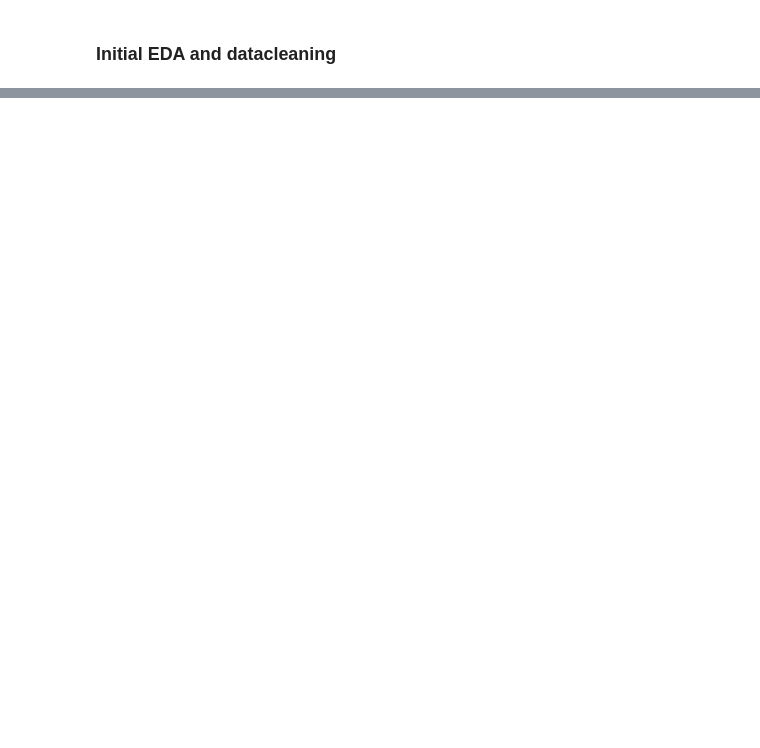
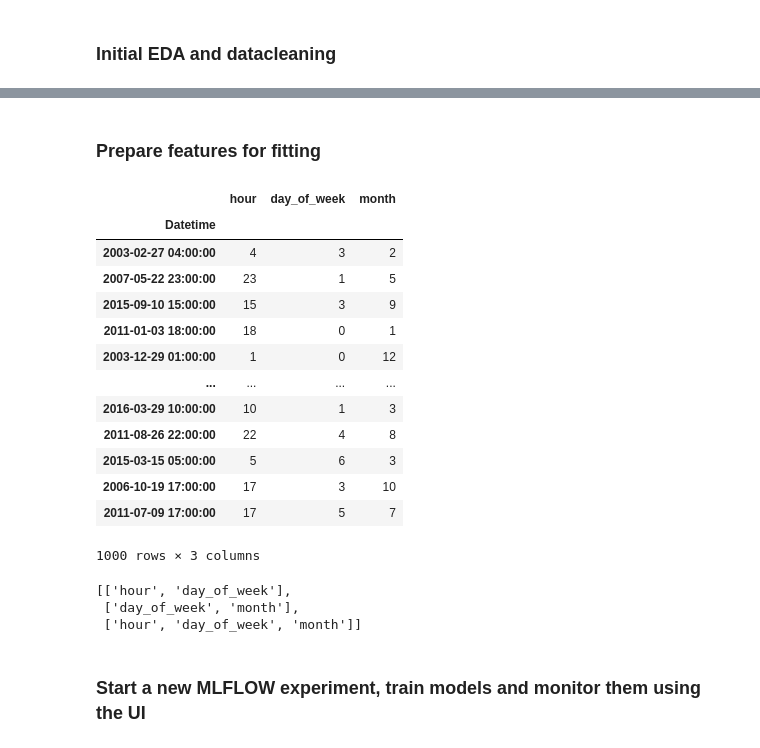
Before and after one commit to DanielIversenCompSci/dt_exam_handin, a Jupyter notebook: 09_ml_ops/09_ml_ops.ipynb, the cells around one changed output, grey strips where cells are left out. Drawn from its saved outputs; the diff is of its cells as text; code cells hidden in the pictures; blank space fills up the shorter version.

```diff
--- a/09_ml_ops/09_ml_ops.ipynb
+++ b/09_ml_ops/09_ml_ops.ipynb
@@ -100,0 +110,42 @@ df.describe()
+# %% [markdown]
+### Prepare features for fitting
+# %%
+# First lets do some simple feature engineering, so we have some features to work with
+df['hour'] = df.index.hour
+df['day_of_week'] = df.index.dayofweek
+df['month'] = df.index.month
+# %%
+# Feature selection
+# Features: hour, day_of_week, month
+# Target: PJME_MW
+target = 'PJME_MW'
+X = df.drop(columns=[target])
+y = df[target]
+X
+# %% [output]
+|  | hour | day_of_week | month |
+| Datetime |  |  |  |
+| 2003-02-27 04:00:00 | 4 | 3 | 2 |
+| 2007-05-22 23:00:00 | 23 | 1 | 5 |
+| 2015-09-10 15:00:00 | 15 | 3 | 9 |
+| 2011-01-03 18:00:00 | 18 | 0 | 1 |
+| 2003-12-29 01:00:00 | 1 | 0 | 12 |
+| ... | ... | ... | ... |
+| 2016-03-29 10:00:00 | 10 | 1 | 3 |
+| 2011-08-26 22:00:00 | 22 | 4 | 8 |
+| 2015-03-15 05:00:00 | 5 | 6 | 3 |
+| 2006-10-19 17:00:00 | 17 | 3 | 10 |
+| 2011-07-09 17:00:00 | 17 | 5 | 7 |
+1000 rows × 3 columns
+# %%
+# feature combinations last 2, first 2 and all
+features_combinations = [
+    ['hour', 'day_of_week'],
+    ['day_of_week', 'month'],
+    ['hour', 'day_of_week', 'month']
+]
+features_combinations
+# %% [output]
+[['hour', 'day_of_week'],
+ ['day_of_week', 'month'],
+ ['hour', 'day_of_week', 'month']]
@@ -100,0 +155,2 @@ df.describe()
+# %% [markdown]
+### Start a new MLFLOW experiment, train models and monitor them using the UI
```
Also changed, not shown: parts of 18 cells of this notebook.
